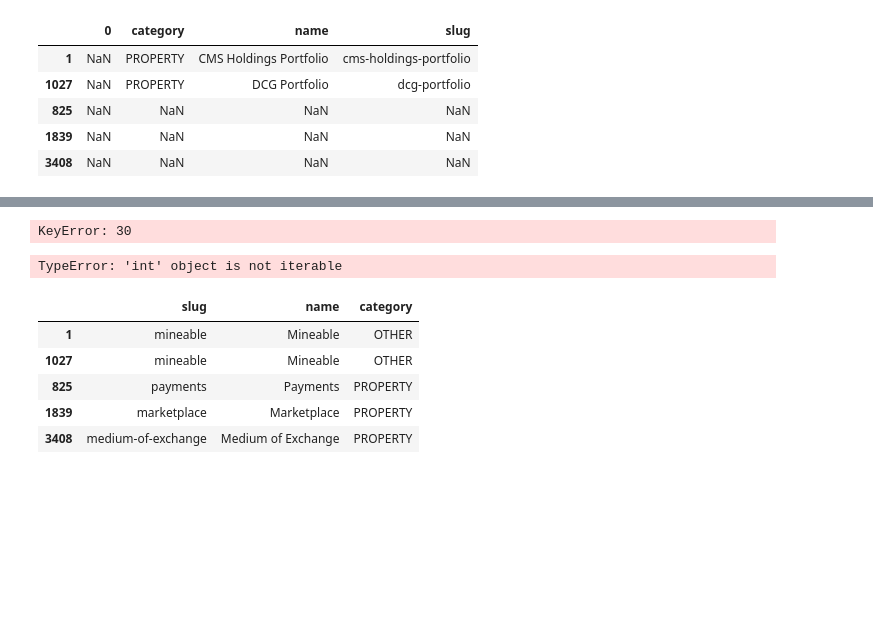
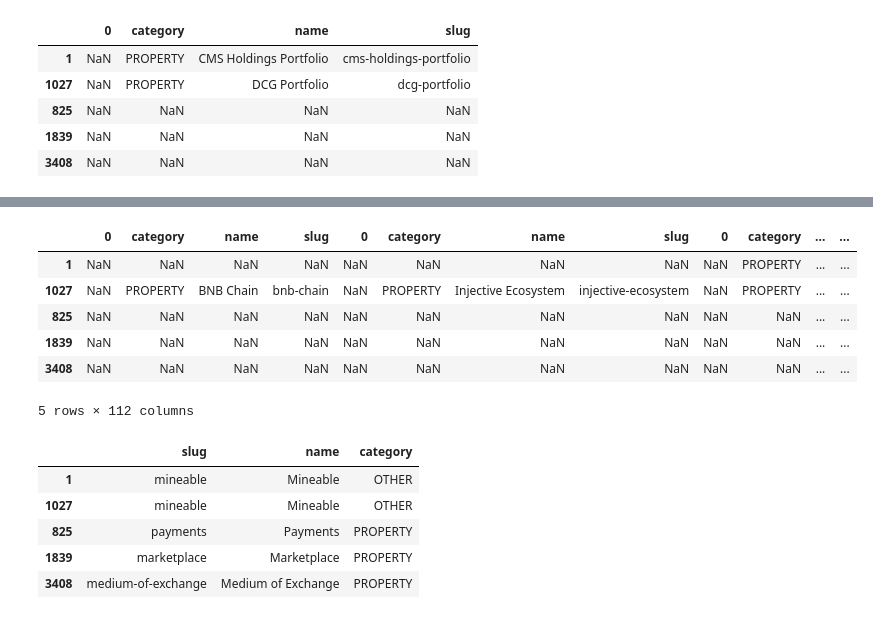
Before and after one commit to nradich/Coin_Experiment, a Jupyter notebook: coinquery.ipynb, the cells around one changed output, grey strips where cells are left out. Cells and saved outputs as stored; diff of their text form; code cells hidden in the pictures; blank space fills up the shorter version.

Commit message:
Expanding out DF

```diff
--- a/coinquery.ipynb
+++ b/coinquery.ipynb
@@ -133 +109,10 @@ empty_list
+# %%
+#while loop to expand out all of the columns
+i = 0
+concat_df = pd.DataFrame()
+number_of_columns = []
+tags = df['tags'].apply(pd.Series)
+while i < len(tags.columns):
+    number_of_columns.append(i)
+    i+=1
 # %%
@@ -142,18 +128,19 @@ Name: 29, dtype: object
-# %%
-#while loop to expand out all of the columns
-i = 0
-concat_df = pd.DataFrame()
-while i <  len(tags.columns):
-    i+=1
-    tags = df['tags'].apply(pd.Series)
-    exploded_df = tags[i].apply(pd.Series)
-    concat_df.append(exploded_df)
-# %% [output]
-KeyError: 30
-# %%
-for i in len(tags.columns):
-# %% [output]
-TypeError: 'int' object is not iterable
+# %%
+#returns a lot of columns, will need to rename as well
+concat_df = pd.DataFrame()
+for column in number_of_columns:
+    exploded_df = tags[column].apply(pd.Series)
+    concat_df = pd.concat([exploded_df, concat_df], axis=1)
+# %%
+concat_df
+# %% [output]
+|  | 0 | category | name | slug | 0 | category | name | slug | 0 | category | ... | ... |
+| 1 | NaN | NaN | NaN | NaN | NaN | NaN | NaN | NaN | NaN | PROPERTY | ... | ... |
+| 1027 | NaN | PROPERTY | BNB Chain | bnb-chain | NaN | PROPERTY | Injective Ecosystem | injective-ecosystem | NaN | PROPERTY | ... | ... |
+| 825 | NaN | NaN | NaN | NaN | NaN | NaN | NaN | NaN | NaN | NaN | ... | ... |
+| 1839 | NaN | NaN | NaN | NaN | NaN | NaN | NaN | NaN | NaN | NaN | ... | ... |
+| 3408 | NaN | NaN | NaN | NaN | NaN | NaN | NaN | NaN | NaN | NaN | ... | ... |
+5 rows × 112 columns
 # %%
 tags = df['tags'].apply(pd.Series)
 tags.columns
```
Also changed, not shown: parts of 3 cells of this notebook.
